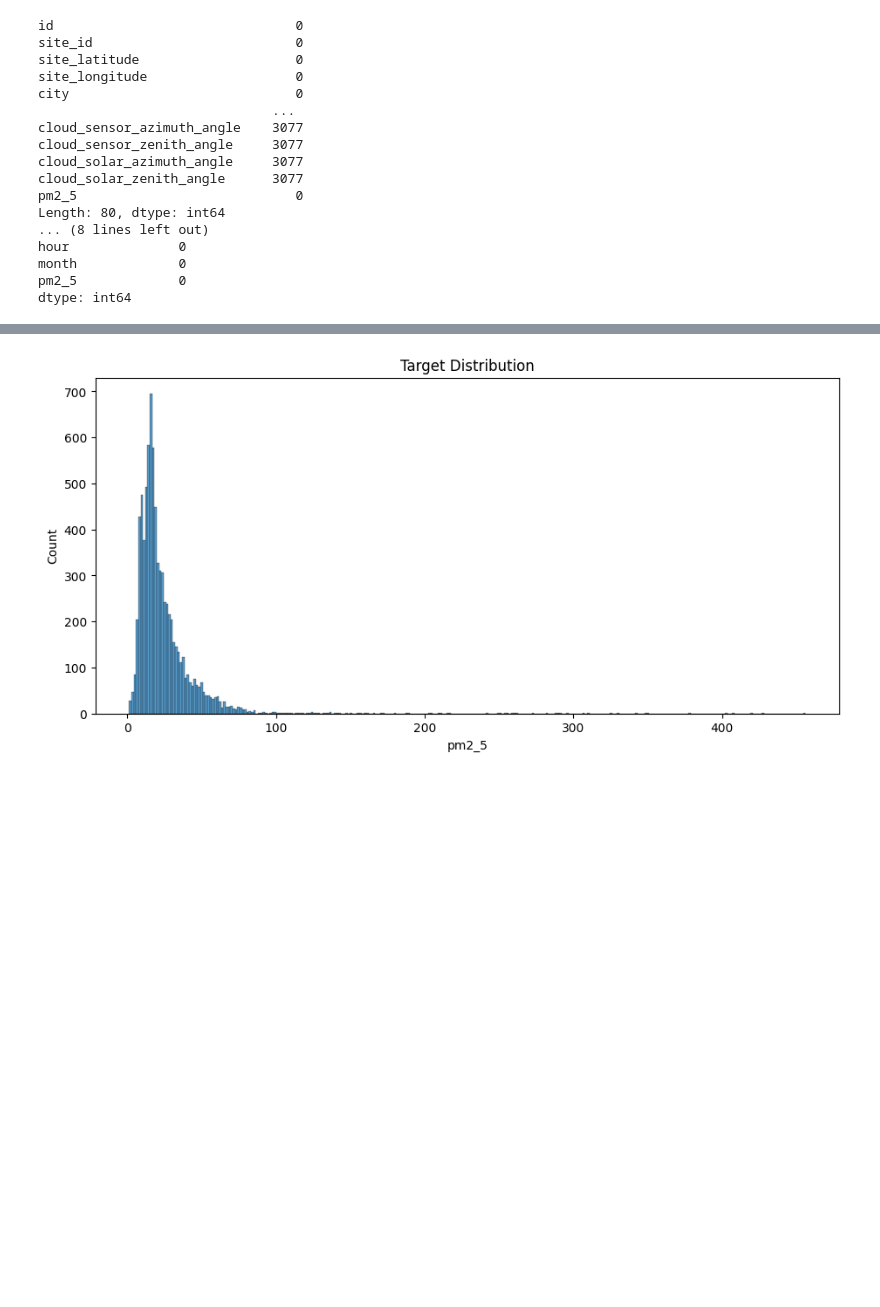
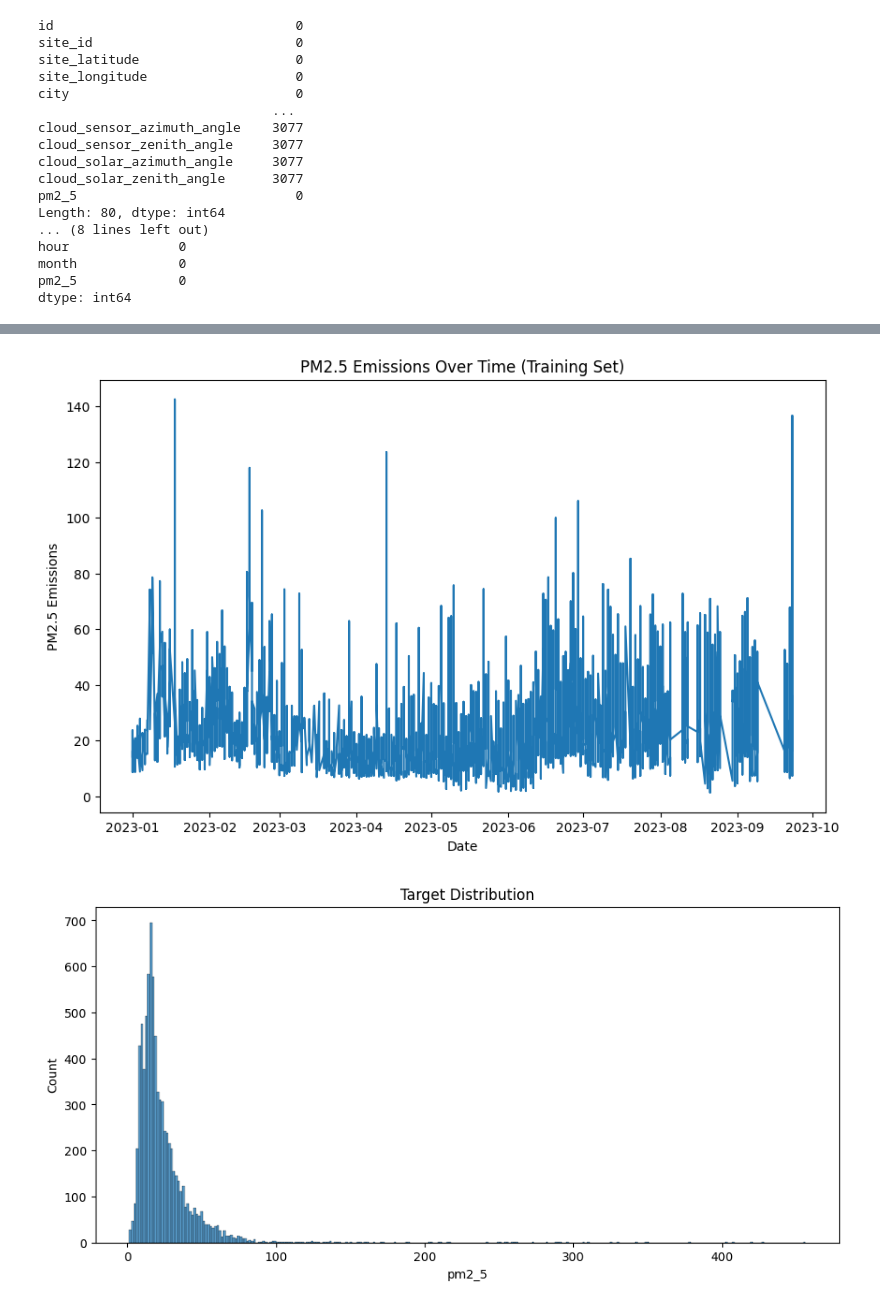
Before and after one commit to LyleW473/AfricanAirQualityPrediction, a Jupyter notebook: Airqo_starter_notebook.ipynb, the cells around one changed output, grey strips where cells are left out. Drawn from its saved outputs; the diff is of its cells as text; code cells hidden in the pictures; blank space fills up the shorter version.

Commit message:
Added plotting of emissions for specific periods.

```diff
--- a/Airqo_starter_notebook.ipynb
+++ b/Airqo_starter_notebook.ipynb
@@ -110,0 +127,15 @@ Name: date, Length: 8071, dtype: object
+# %%
+
+# Plot data between specific period
+condition = new_train["date"] < "2023-10-01"
+new_dates = new_train["date"][condition]
+new_targets = new_train["pm2_5"][condition]
+
+plt.figure(figsize=(10, 6))
+plt.plot(new_dates, new_targets)
+plt.title('PM2.5 Emissions Over Time (Training Set)')
+plt.xlabel('Date')
+plt.ylabel('PM2.5 Emissions')
+plt.show()
+# %% [output]
+[figure, added]
```
Also changed, not shown: parts of 3 cells of this notebook.
